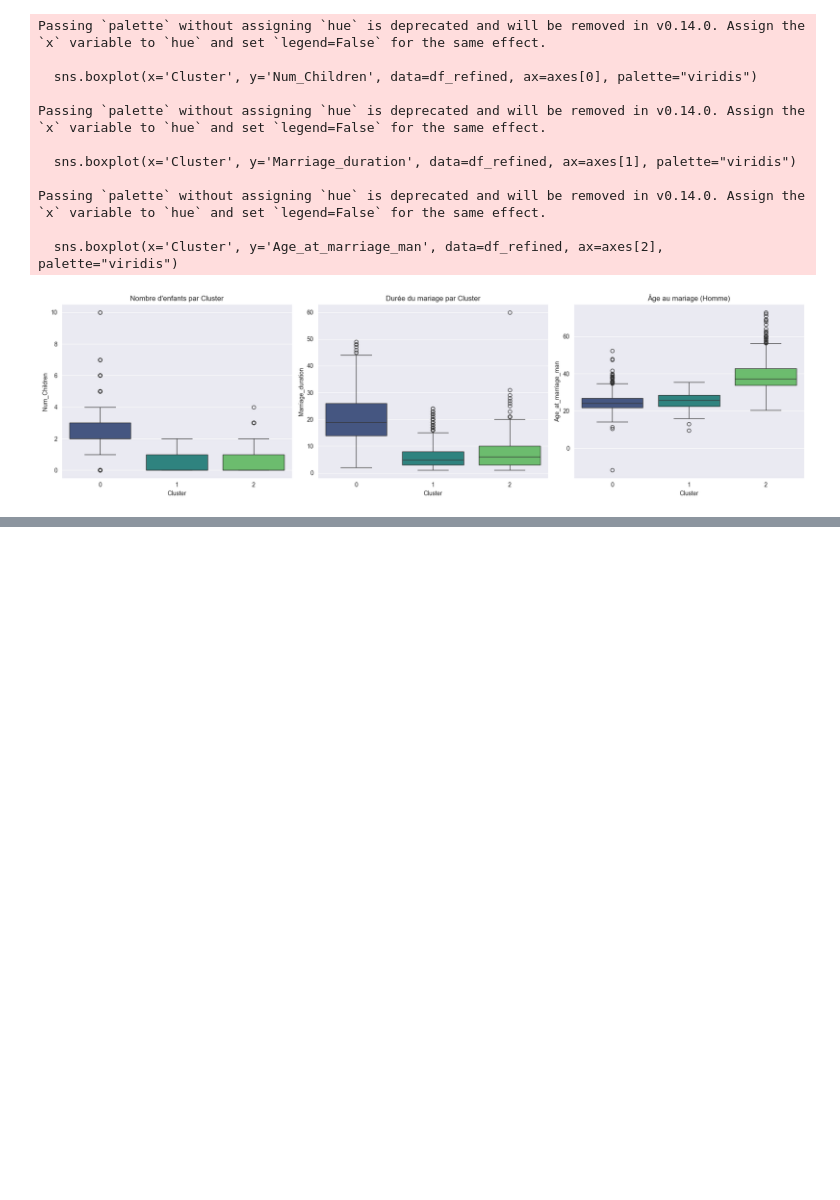
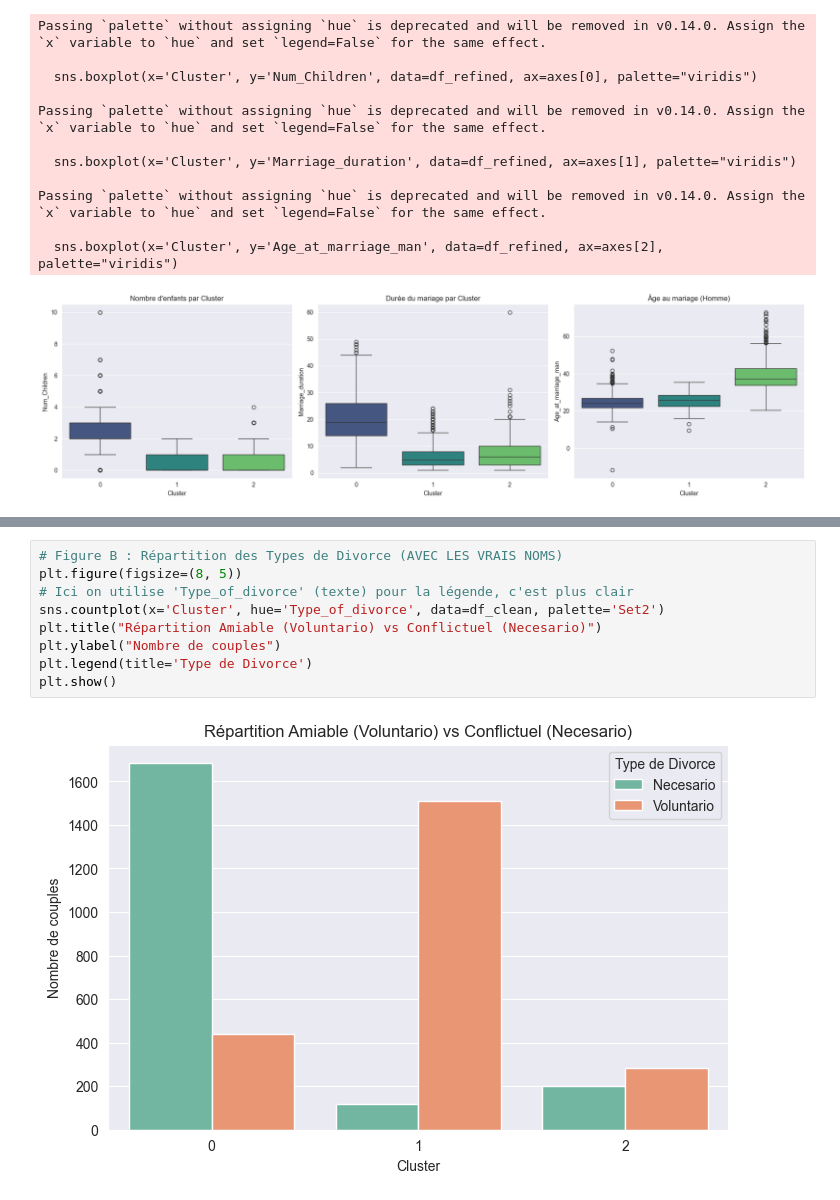
Before and after one commit to leongarci/IA-M1, a Jupyter notebook: autres_experience.ipynb, the cells around one changed output, grey strips where cells are left out. Cells and saved outputs as stored; diff of their text form; blank space fills up the shorter version.

```diff
--- a/autres_experience.ipynb
+++ b/autres_experience.ipynb
@@ -228,0 +313,11 @@ Passing `palette` without assigning `hue` is deprecated and will be removed in v
+# %%
+# Figure B : Répartition des Types de Divorce (AVEC LES VRAIS NOMS)
+plt.figure(figsize=(8, 5))
+# Ici on utilise 'Type_of_divorce' (texte) pour la légende, c'est plus clair
+sns.countplot(x='Cluster', hue='Type_of_divorce', data=df_clean, palette='Set2')
+plt.title("Répartition Amiable (Voluntario) vs Conflictuel (Necesario)")
+plt.ylabel("Nombre de couples")
+plt.legend(title='Type de Divorce')
+plt.show()
+# %% [output]
+[figure, added]
```
Also changed, not shown: parts of 1 cell of this notebook, 1 other file.
